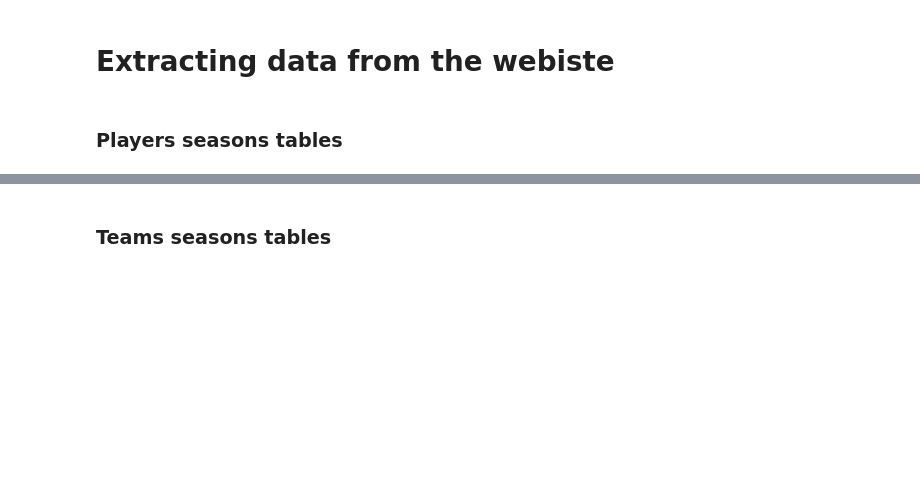
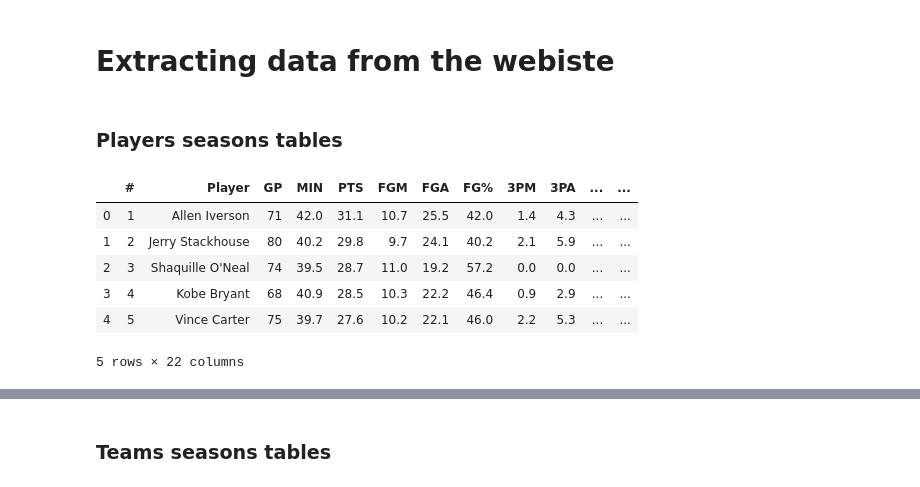
Before and after one commit to KuiiMaldonado/ETL-NBA, a Jupyter notebook: nba_scraping.ipynb, the cells around one changed output, grey strips where cells are left out. Saved outputs shown, nothing was run; the diff lists cells and outputs as text; code cells hidden in the pictures; blank space fills up the shorter version.

```diff
--- a/nba_scraping.ipynb
+++ b/nba_scraping.ipynb
@@ -54,0 +57,10 @@ players_seasons_dict = scrapeTables(startingSeason, 20, 27)
+# %%
+players_seasons_dict[str(startingSeason)].head()
+# %% [output]
+|  | # | Player | GP | MIN | PTS | FGM | FGA | FG% | 3PM | 3PA | ... | ... |
+| 0 | 1 | Allen Iverson | 71 | 42.0 | 31.1 | 10.7 | 25.5 | 42.0 | 1.4 | 4.3 | ... | ... |
+| 1 | 2 | Jerry Stackhouse | 80 | 40.2 | 29.8 | 9.7 | 24.1 | 40.2 | 2.1 | 5.9 | ... | ... |
+| 2 | 3 | Shaquille O'Neal | 74 | 39.5 | 28.7 | 11.0 | 19.2 | 57.2 | 0.0 | 0.0 | ... | ... |
+| 3 | 4 | Kobe Bryant | 68 | 40.9 | 28.5 | 10.3 | 22.2 | 46.4 | 0.9 | 2.9 | ... | ... |
+| 4 | 5 | Vince Carter | 75 | 39.7 | 27.6 | 10.2 | 22.1 | 46.0 | 2.2 | 5.3 | ... | ... |
+5 rows × 22 columns
```
Also changed, not shown: parts of 17 cells of this notebook.
